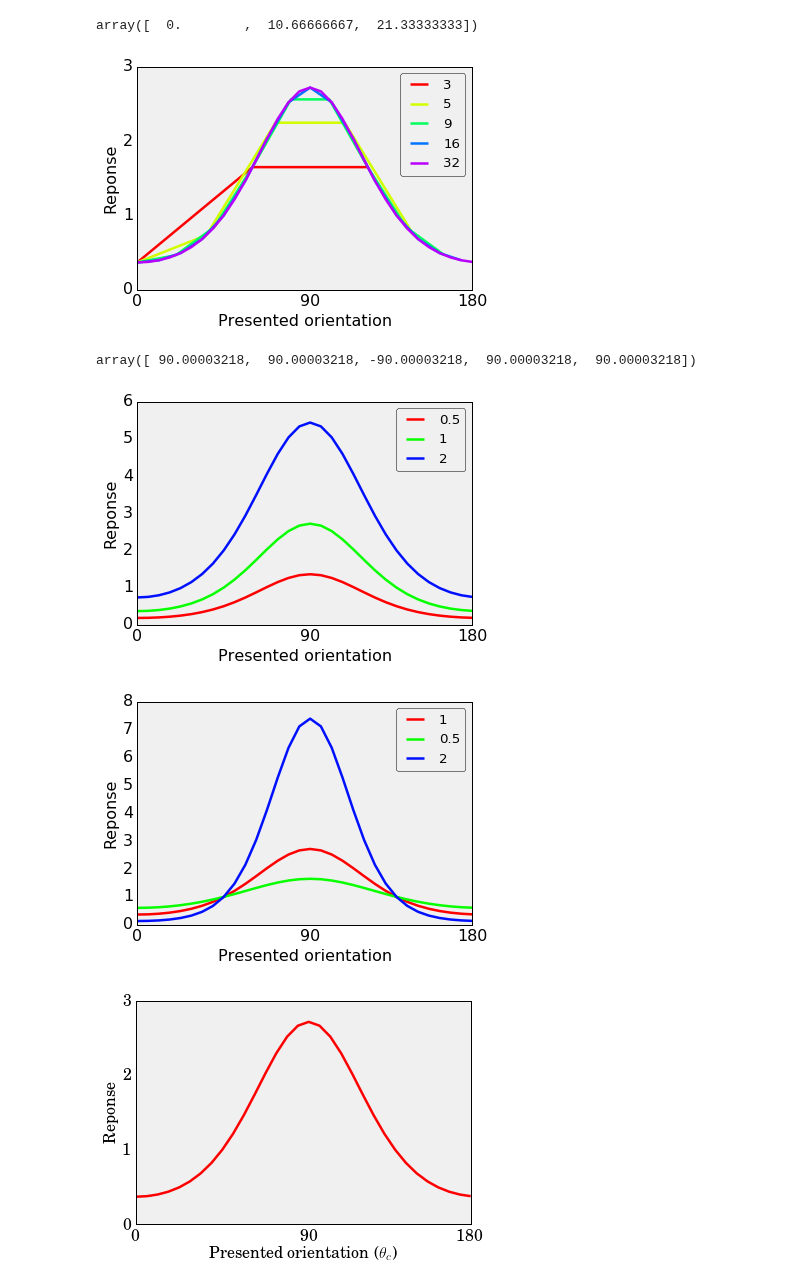
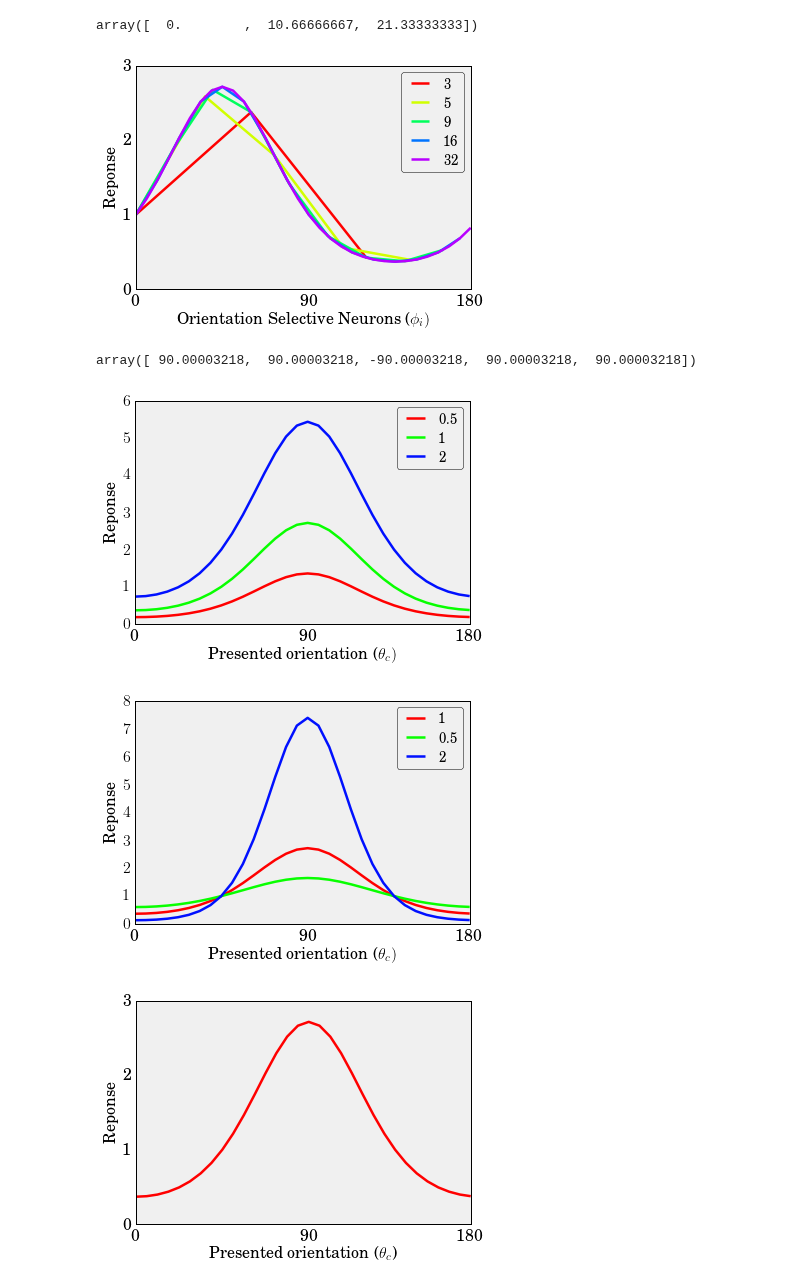
Before and after one commit to masenov/HonoursProject, a Jupyter notebook: Python/Untitled1.ipynb, the cells around one changed output. Saved outputs shown, nothing was run; the diff lists cells and outputs as text; code cells hidden in the pictures.

Commit message:
report

```diff
--- a/Python/Untitled1.ipynb
+++ b/Python/Untitled1.ipynb
@@ -36,9 +36,11 @@ exp = 5
 colors = mpl.cm.hsv((np.arange(0, 1, 1.0/exp)))
 a = 1
 k = 1
-angle = np.pi/2
+angle = np.pi/4
 decoded_orientation = np.zeros(5)
 mpl.rcParams.update({'font.size':16})
+plt.rc('text', usetex=True)
+
 
 nosn = 3
 orientations = np.arange(0, np.pi, np.pi/nosn)
@@ -56,36 +58,36 @@ decoded_orientation[1] = popvec(c,nosn)
 
 
 nosn = 9
 orientations = np.arange(0, np.pi, np.pi/nosn)
 x = np.arange(0,x_axis,x_axis/nosn)
 c = vonMises(a,k,angle,orientations)
 plt3, = plt.plot(x,c,color=colors[2], label=nosn)
 decoded_orientation[2] = popvec(c,nosn)
 
 nosn = 16
 orientations = np.arange(0, np.pi, np.pi/nosn)
 x = np.arange(0,x_axis,x_axis/nosn)
 c = vonMises(a,k,angle,orientations)
 plt4, = plt.plot(x,c,color=colors[3], label=nosn)
 decoded_orientation[3] = popvec(c,nosn)
 
 nosn = 32
 orientations = np.arange(0, np.pi, np.pi/nosn)
 x = np.arange(0,x_axis,x_axis/nosn)
 c = vonMises(a,k,angle,orientations)
 plt5, = plt.plot(x,c,color=colors[4], label=nosn)
 decoded_orientation[4] = popvec(c,nosn)
 
 plt.legend(handles=[plt1,plt2,plt3,plt4,plt5])
 plt.xlim([0,31])
 plt.xticks([0,16,31],[0, 90, 180])
 plt.yticks([0,1,2,3],[0,1,2,3])
 #plt.ylim([-5.5,5.5])
 plt.ylabel('Reponse')
-plt.xlabel('Presented orientation')
-plt.savefig('../Report/Pictures/experiments/basics/misesNumberNeurons.png', dpi=200,bbox_inches='tight')
+plt.xlabel(r'Orientation Selective Neurons ($\phi_{i})$')
+plt.savefig('../Report/Pictures/experiments/basics/misesNumberNeurons2.png', dpi=200,bbox_inches='tight')
 # %% [output]
-[figure, old version]
+[figure, new version]
 # %%
 decoded_orientation*57.2958
 # %% [output]
@@ -135,10 +137,10 @@ plt.xticks([0,16,31],[0, 90, 180])
 #plt.yticks([0,1,2,3],[0,1,2,3])
 #plt.ylim([-5.5,5.5])
 plt.ylabel('Reponse')
-plt.xlabel('Presented orientation')
+plt.xlabel(r'Presented orientation ($\theta_{c})$')
 plt.savefig('../Report/Pictures/experiments/basics/misesNumberA.png', dpi=200,bbox_inches='tight')
 # %% [output]
-[figure, old version]
+[figure, new version]
 # %%
 # Different number of orientation
 nosn = 32.0
@@ -184,10 +186,10 @@ plt.xticks([0,16,31],[0, 90, 180])
 #plt.yticks([0,1,2,3],[0,1,2,3])
 #plt.ylim([-5.5,5.5])
 plt.ylabel('Reponse')
-plt.xlabel('Presented orientation')
+plt.xlabel(r'Presented orientation ($\theta_{c})$')
 plt.savefig('../Report/Pictures/experiments/basics/misesNumberB.png', dpi=200,bbox_inches='tight')
 # %% [output]
-[figure, old version]
+[figure, new version]
 # %%
 # Different number of orientation
 x_axis = 32.0
```
Also changed, not shown: parts of 1 cell of this notebook, 20 other files.
